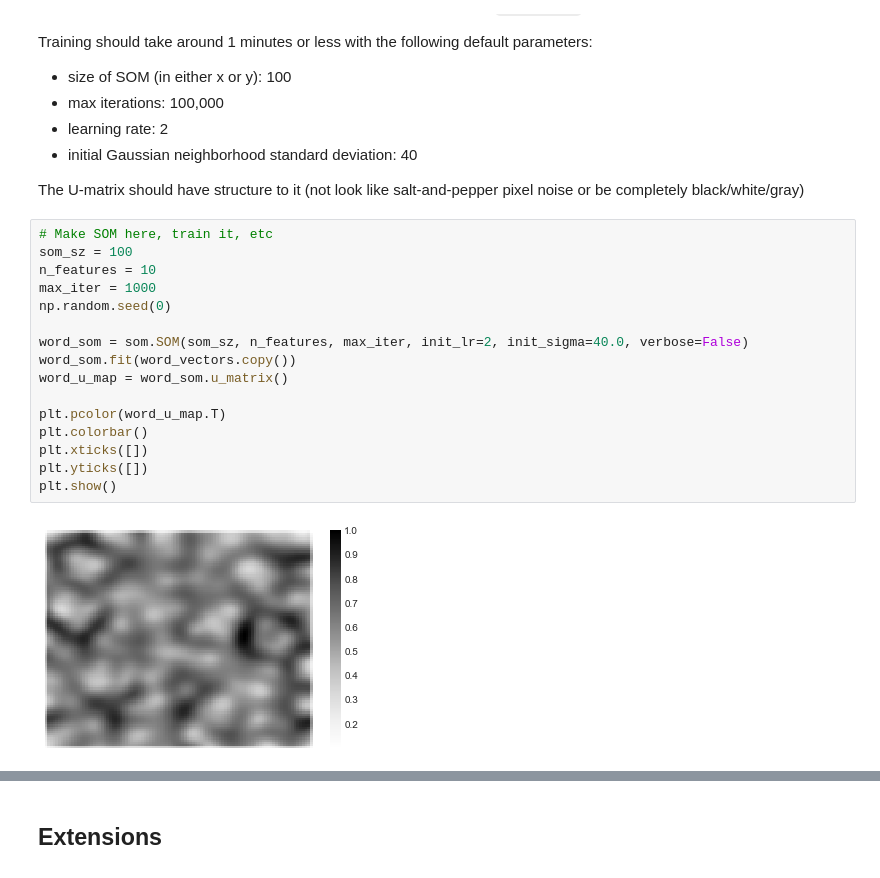
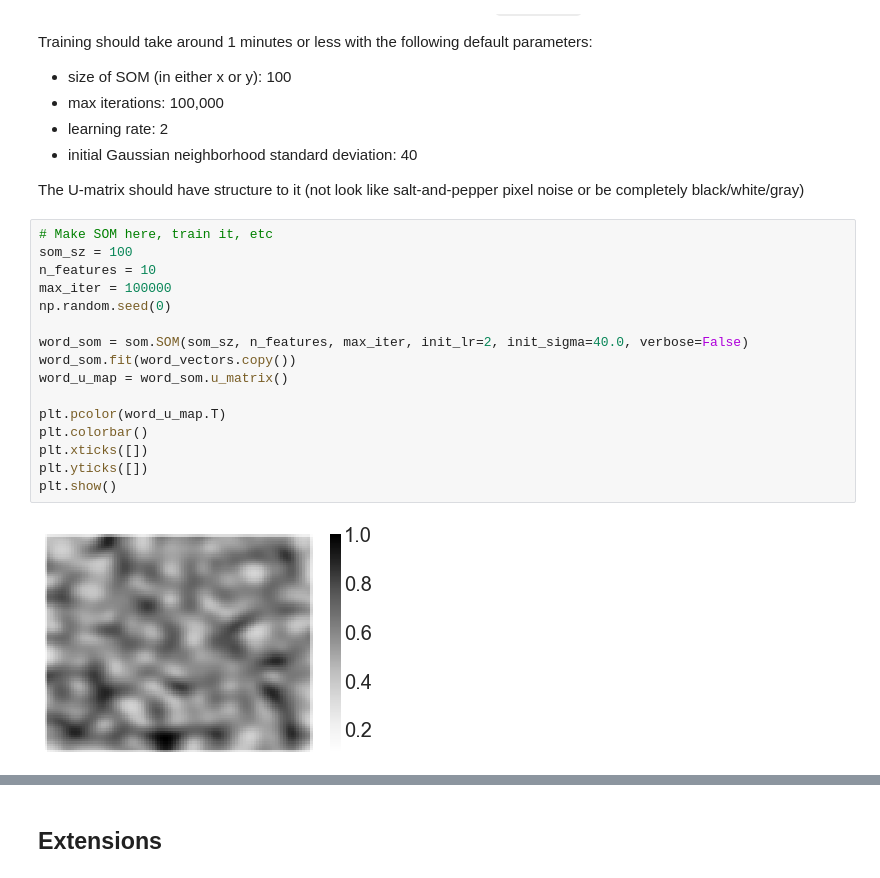
Before and after one commit to ejseal21/NeuralNetworks, a Jupyter notebook: project5/som.ipynb, the cells around one changed output, grey strips where cells are left out. Cells and saved outputs as stored; diff of their text form.

```diff
--- a/project5/som.ipynb
+++ b/project5/som.ipynb
@@ -674,21 +1101,21 @@ The U-matrix should have structure to it (not look like salt-and-pepper pixel no
 # %%
 # Make SOM here, train it, etc
 som_sz = 100
 n_features = 10
-max_iter = 1000
+max_iter = 100000
 np.random.seed(0)
 
 word_som = som.SOM(som_sz, n_features, max_iter, init_lr=2, init_sigma=40.0, verbose=False)
 word_som.fit(word_vectors.copy())
 word_u_map = word_som.u_matrix()
 
 plt.pcolor(word_u_map.T)
 plt.colorbar()
 plt.xticks([])
 plt.yticks([])
 plt.show()
 # %% [output]
-[figure, old version]
+[figure, new version]
 # %%
 num_words_to_visualize = 400
 jitter = 2
```
Also changed, not shown: parts of 29 cells of this notebook, 4 other files.
